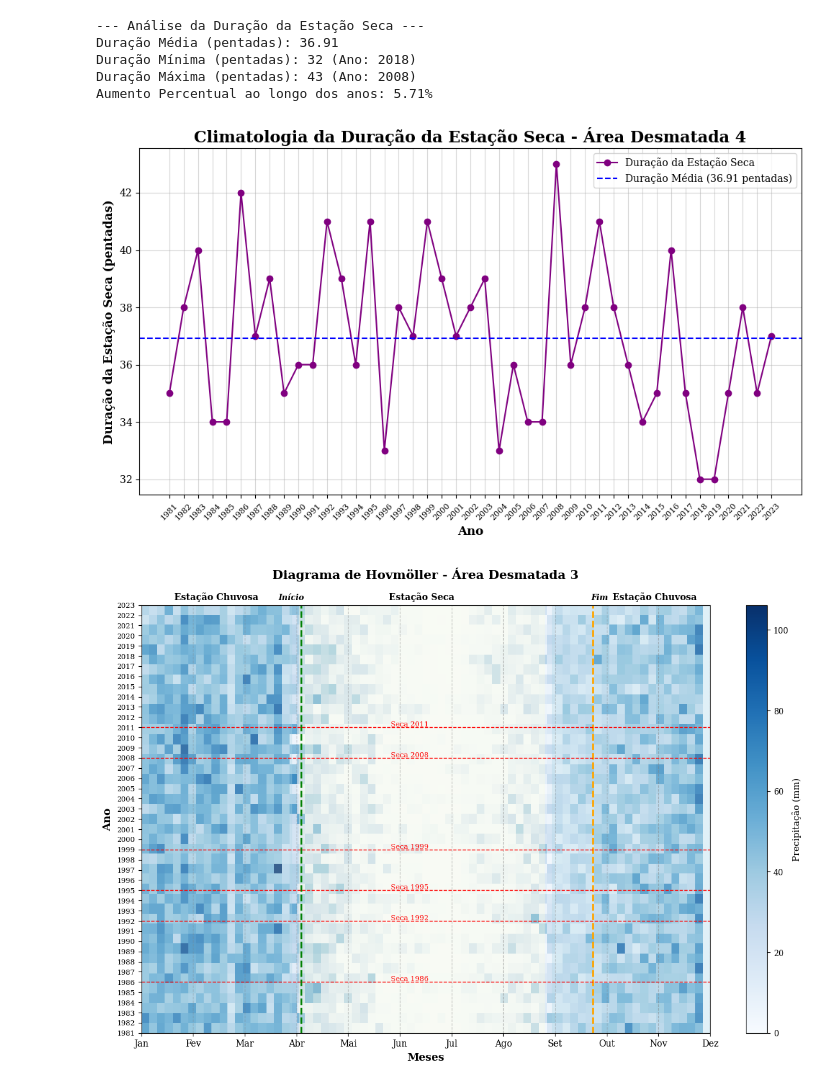
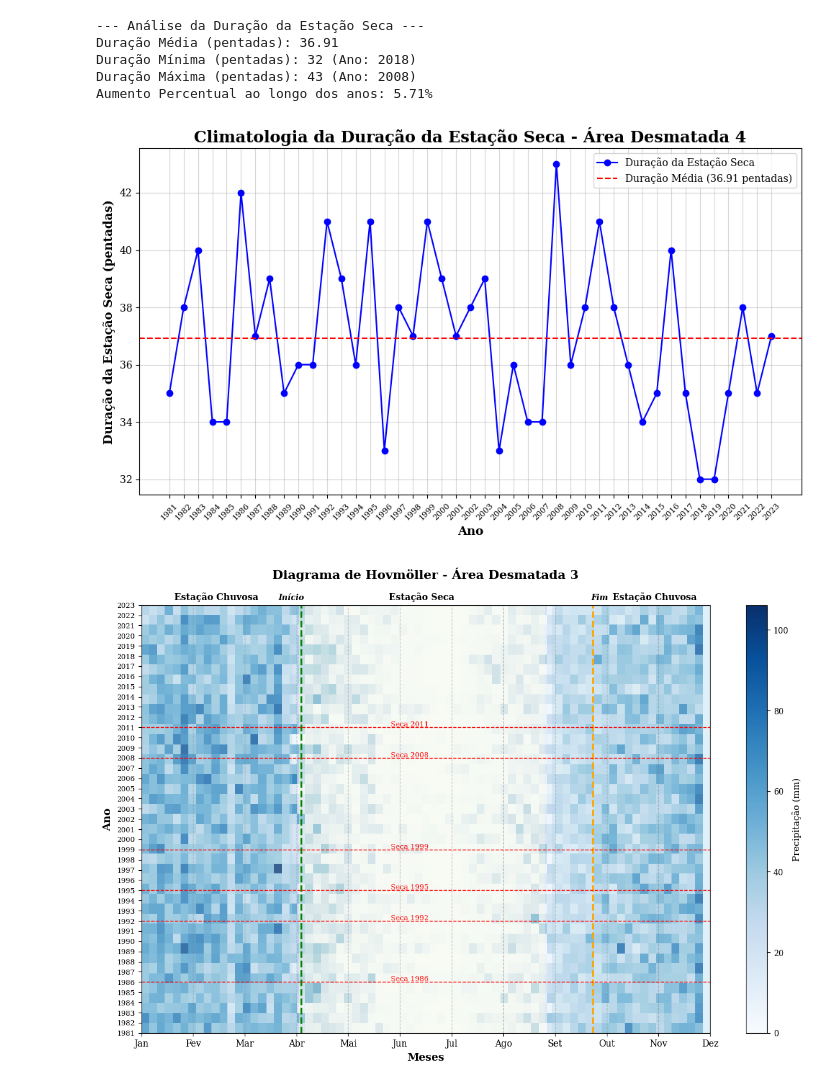
Before and after one commit to TalitaVentura16/calculo_climatologia, a Jupyter notebook: estudoEstacaoSeca/Calculos/estacao_seca_areaDesmatada4.ipynb, the cells around one changed output. Saved outputs shown, nothing was run; the diff lists cells and outputs as text; code cells hidden in the pictures.

```diff
--- a/estudoEstacaoSeca/Calculos/estacao_seca_areaDesmatada4.ipynb
+++ b/estudoEstacaoSeca/Calculos/estacao_seca_areaDesmatada4.ipynb
@@ -180,34 +180,34 @@ Aumento Percentual ao longo dos anos: 5.71%
 # %%
 import matplotlib.pyplot as plt
 
 # Função para plotar o gráfico
 def plot_dry_season_duration(season_df):
     # Cálculo da duração média
     mean_duration = season_df["Duração_Seca"].mean()
 
     # Criar o gráfico
     plt.figure(figsize=(10, 6))
-    plt.plot(season_df["Ano"], season_df["Duração_Seca"], label="Duração da Estação Seca",  color='purple', marker='o')
-    plt.axhline(mean_duration, color='blue', linestyle='--', label=f"Duração Média ({mean_duration:.2f} pentadas)")
+    plt.plot(season_df["Ano"], season_df["Duração_Seca"], label="Duração da Estação Seca",  color='blue', marker='o')
+    plt.axhline(mean_duration, color='red', linestyle='--', label=f"Duração Média ({mean_duration:.2f} pentadas)")
 
     # Configurar título e rótulos
     plt.title("Climatologia da Duração da Estação Seca - Área Desmatada 4", fontsize=16, fontweight='bold')
     plt.xlabel("Ano", fontsize=12, fontweight='bold')
     plt.ylabel("Duração da Estação Seca (pentadas)", fontsize=12, fontweight='bold')
     plt.xticks(season_df["Ano"], rotation=45, fontsize=8)
     plt.grid(alpha=0.5)
 
     # Legenda
     plt.legend()
 
     # Mostrar o gráfico
     plt.tight_layout()
     plt.show()
 
 # Chamar a função para plotar
 plot_dry_season_duration(season_df)
 # %% [output]
-[figure, old version]
+[figure, new version]
 # %%
 import matplotlib.pyplot as plt
 import numpy as np
```
Also changed, not shown: parts of 2 cells of this notebook, 3 other files.
